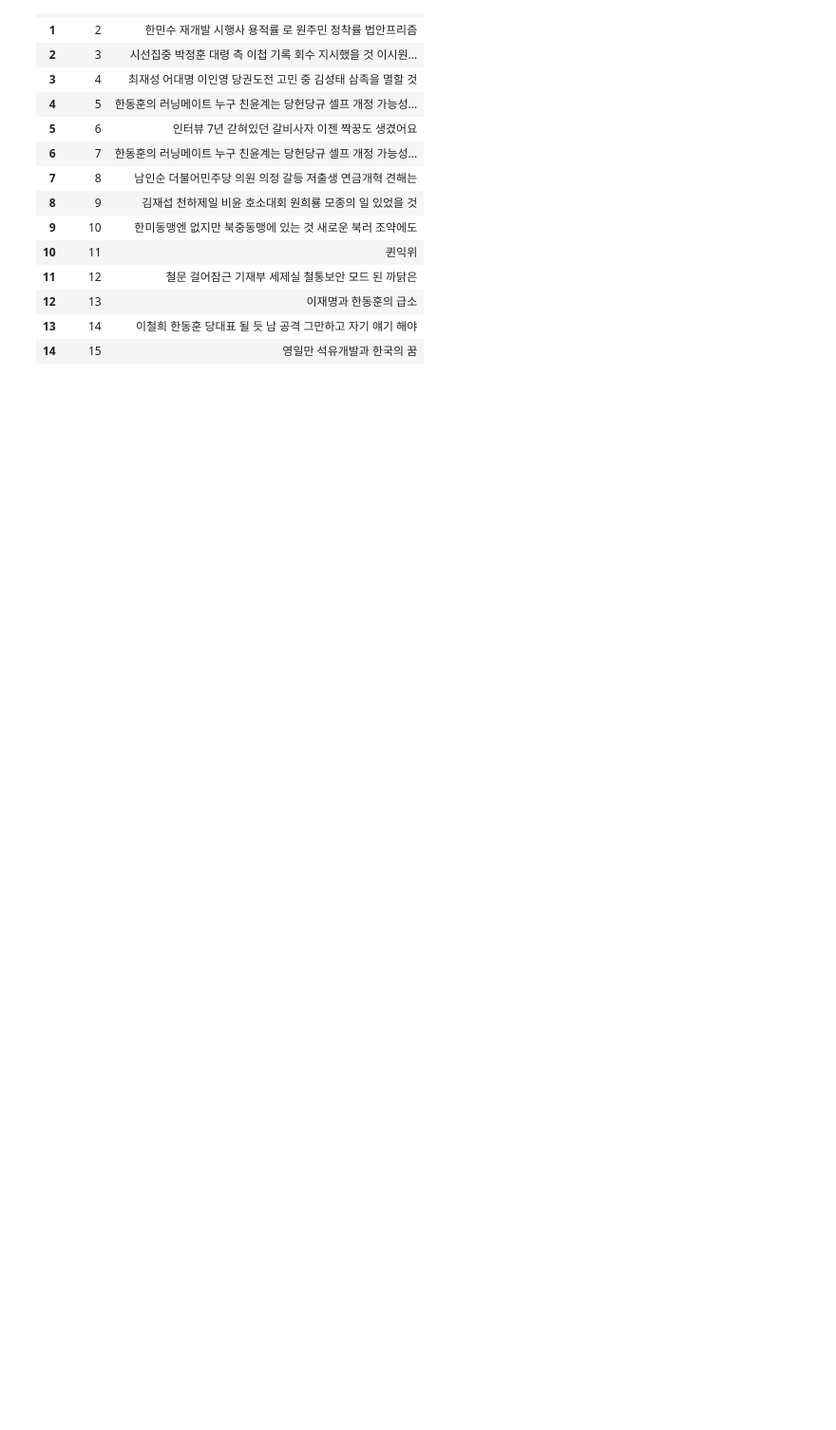
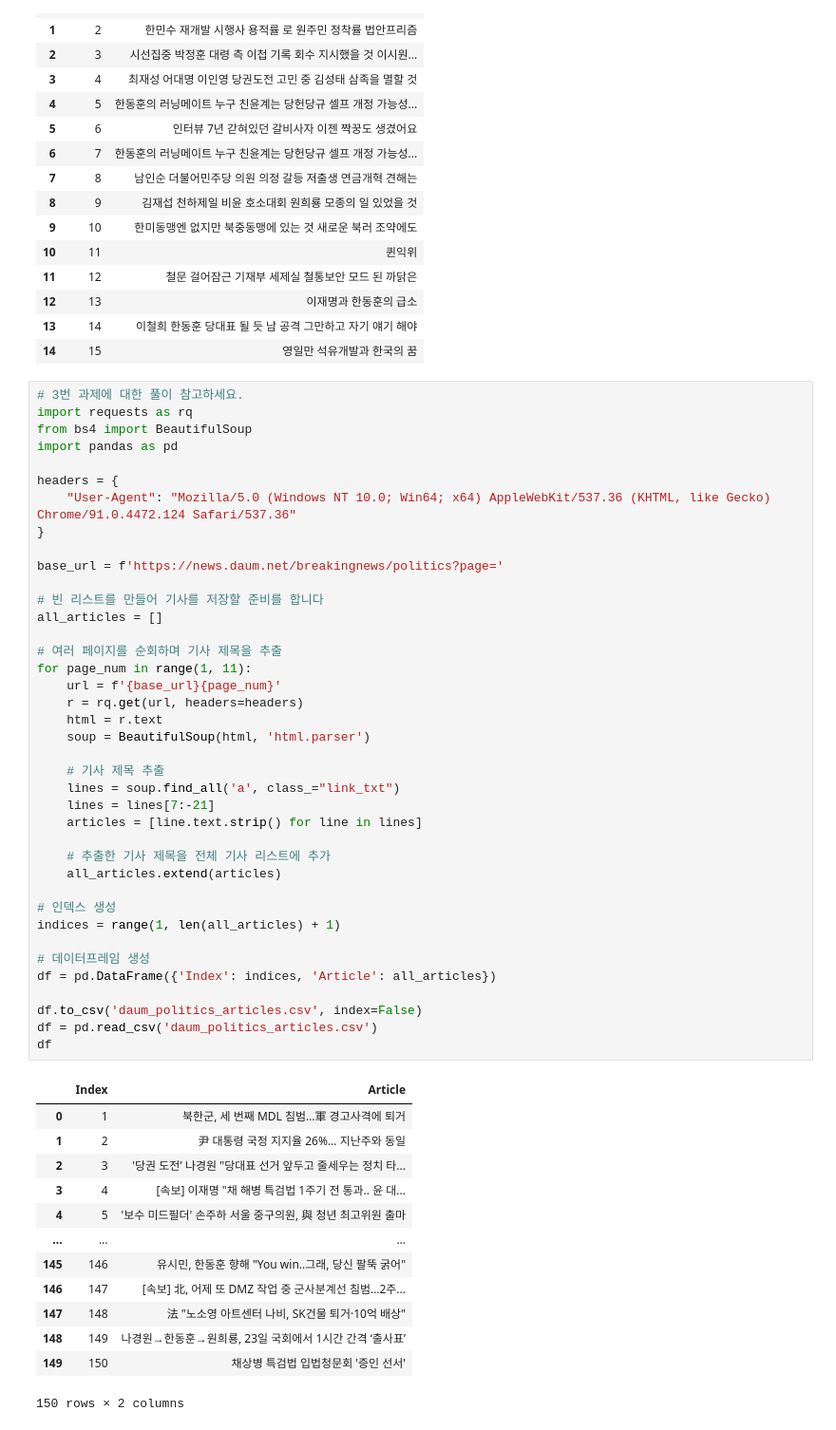
Before and after one commit to Yoon2596/kita_2404, a Jupyter notebook: m3_분석_라이브러리/과제/과제_0620(vs).ipynb, the cells around one changed output. Shown at 95% size. Drawn from its saved outputs; the diff is of its cells as text; blank space fills up the shorter version.

```diff
--- a/m3_분석_라이브러리/과제/과제_0620(vs).ipynb
+++ b/m3_분석_라이브러리/과제/과제_0620(vs).ipynb
@@ -382,3 +409,56 @@ df
 | 12 | 13 | 이재명과 한동훈의 급소 |
 | 13 | 14 | 이철희 한동훈 당대표 될 듯 남 공격 그만하고 자기 얘기 해야 |
 | 14 | 15 | 영일만 석유개발과 한국의 꿈 |
+# %%
+# 3번 과제에 대한 풀이 참고하세요.
+import requests as rq
+from bs4 import BeautifulSoup
+import pandas as pd
+
+headers = {
+    "User-Agent": "Mozilla/5.0 (Windows NT 10.0; Win64; x64) AppleWebKit/537.36 (KHTML, like Gecko) Chrome/91.0.4472.124 Safari/537.36"
+}
+
+base_url = f'https://news.daum.net/breakingnews/politics?page='
+
+# 빈 리스트를 만들어 기사를 저장할 준비를 합니다
+all_articles = []
+
+# 여러 페이지를 순회하며 기사 제목을 추출
+for page_num in range(1, 11):
+    url = f'{base_url}{page_num}'
+    r = rq.get(url, headers=headers)
+    html = r.text
+    soup = BeautifulSoup(html, 'html.parser')
+
+    # 기사 제목 추출
+    lines = soup.find_all('a', class_="link_txt")
+    lines = lines[7:-21]
+    articles = [line.text.strip() for line in lines]
+
+    # 추출한 기사 제목을 전체 기사 리스트에 추가
+    all_articles.extend(articles)
+
+# 인덱스 생성
+indices = range(1, len(all_articles) + 1)
+
+# 데이터프레임 생성
+df = pd.DataFrame({'Index': indices, 'Article': all_articles})
+
+df.to_csv('daum_politics_articles.csv', index=False)
+df = pd.read_csv('daum_politics_articles.csv')
+df
+# %% [output]
+|  | Index | Article |
+| 0 | 1 | 북한군, 세 번째 MDL 침범…軍 경고사격에 퇴거 |
+| 1 | 2 | 尹 대통령 국정 지지율 26%... 지난주와 동일 |
+| 2 | 3 | '당권 도전' 나경원 "당대표 선거 앞두고 줄세우는 정치 타... |
+| 3 | 4 | [속보] 이재명 "채 해병 특검법 1주기 전 통과.. 윤 대... |
+| 4 | 5 | '보수 미드필더' 손주하 서울 중구의원, 與 청년 최고위원 출마 |
+| ... | ... | ... |
+| 145 | 146 | 유시민, 한동훈 향해 "You win..그래, 당신 팔뚝 굵어" |
+| 146 | 147 | [속보] 北, 어제 또 DMZ 작업 중 군사분계선 침범…2주... |
+| 147 | 148 | 法 "노소영 아트센터 나비, SK건물 퇴거·10억 배상" |
+| 148 | 149 | 나경원→한동훈→원희룡, 23일 국회에서 1시간 간격 ‘출사표’ |
+| 149 | 150 | 채상병 특검법 입법청문회 '증인 선서' |
+150 rows × 2 columns
```
Also changed, not shown: parts of 2 cells of this notebook, 3 other files.
